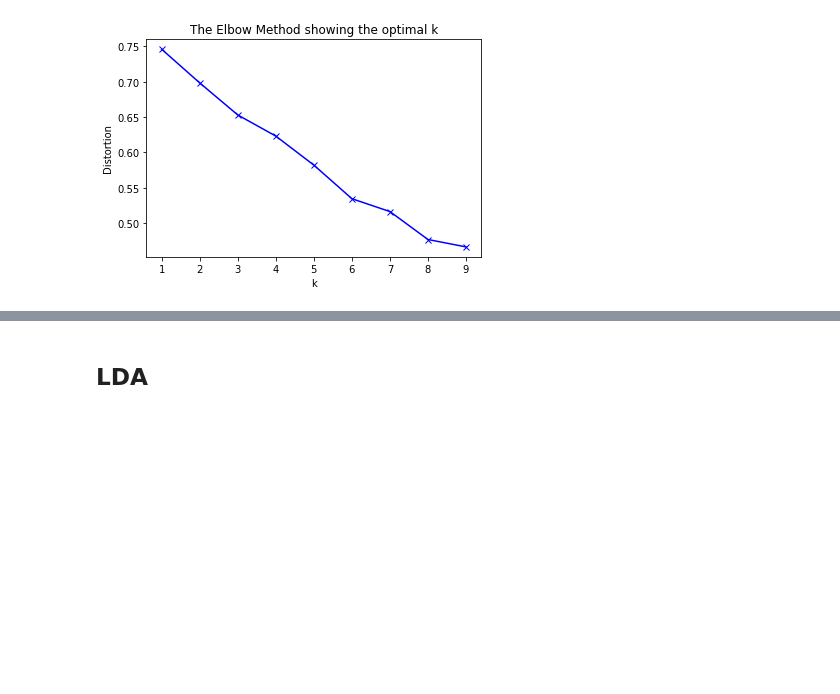
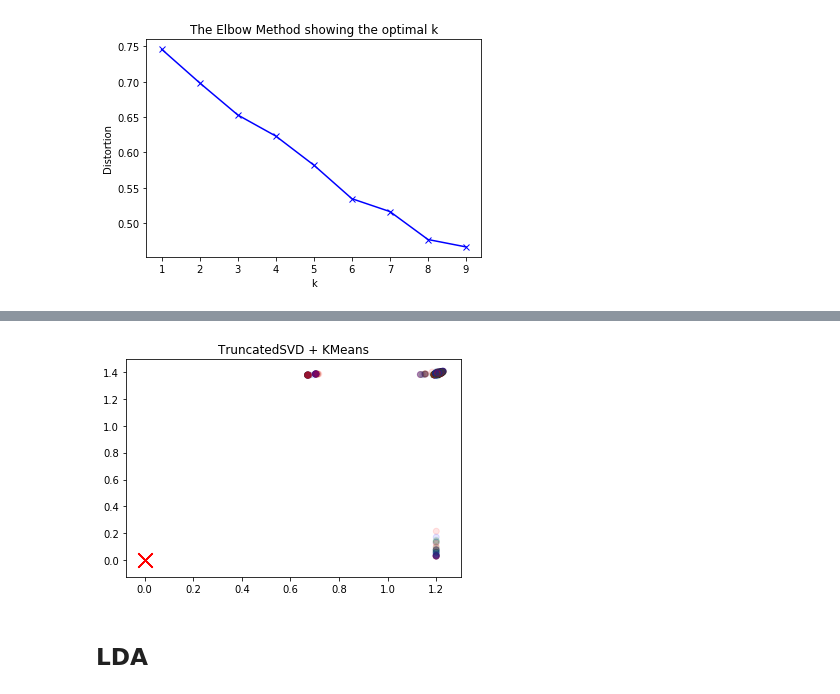
Before and after one commit to albertolovell/closed_caption_classifier, a Jupyter notebook: cc.ipynb, the cells around one changed output, grey strips where cells are left out. Saved outputs shown, nothing was run; the diff lists cells and outputs as text; code cells hidden in the pictures; blank space fills up the shorter version.

```diff
--- a/cc.ipynb
+++ b/cc.ipynb
@@ -426,10 +427,11 @@ find_elbow(text)
 [figure]
 # %%
 vectorizer = TfidfVectorizer(stop_words=stopwords.words('english'), ngram_range=(1, 3), lowercase=True)
-tfidf_model = vectorizer.fit_transform(doc_list)
+tfidf_model = vectorizer.fit_transform(text)
 
-svd = TruncatedSVD(n_components=100, n_iter=7, random_state=42)
-clf = svd.fit_transform(tfidf_model)
+# less noise without SVD
+# svd = TruncatedSVD(n_components=100, n_iter=7, random_state=42)
+# clf = svd.fit_transform(tfidf_model)
 
 kmeans = KMeans(n_clusters=5, n_init = 5, n_jobs = -1)
-kmeans.fit(tfidf_model)
+km = kmeans.fit_transform(tfidf_model)
@@ -452,0 +458,10 @@ NameError: name 'kmeans' is not defined
+# %%
+#this array is one dimesional so we plot using
+plt.scatter(km[:,0], km[:,1], c='rgb', alpha=0.1)
+centers2D = kmeans.cluster_centers_
+
+plt.scatter(centers2D[:,0], centers2D[:,1], marker='x', s=200, linewidths=3, c='r')
+plt.title('TruncatedSVD + KMeans')
+plt.show()
+# %% [output]
+[figure, added]
```
Also changed, not shown: parts of 17 cells of this notebook.
